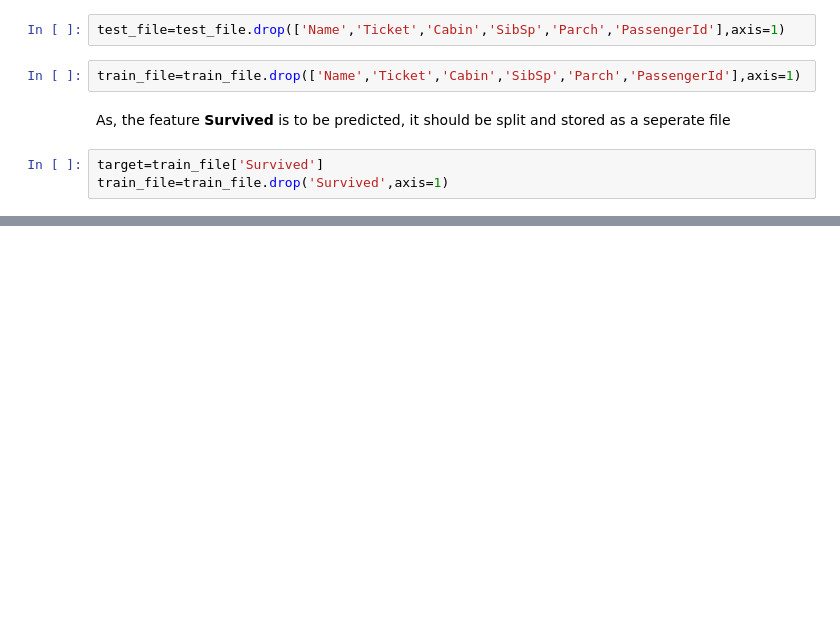
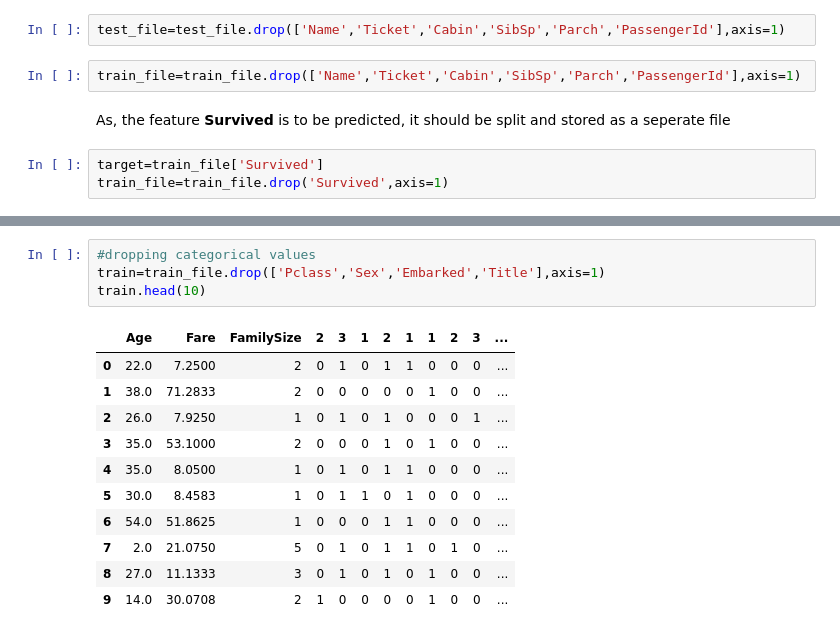
Before and after one commit to s0uravpandey/Mini-Tasks-20, a Jupyter notebook: Shruti_Shreya/TitanicEDA.ipynb, the cells around one changed output, grey strips where cells are left out. Drawn from its saved outputs; the diff is of its cells as text; blank space fills up the shorter version.

```diff
--- a/Shruti_Shreya/TitanicEDA.ipynb
+++ b/Shruti_Shreya/TitanicEDA.ipynb
@@ -520,0 +546,16 @@ train_file=train_file.drop('Survived',axis=1)
+# %%
+#dropping categorical values
+train=train_file.drop(['Pclass','Sex','Embarked','Title'],axis=1)
+train.head(10)
+# %% [output]
+|  | Age | Fare | FamilySize | 2 | 3 | 1 | 2 | 1 | 1 | 2 | 3 | ... |
+| 0 | 22.0 | 7.2500 | 2 | 0 | 1 | 0 | 1 | 1 | 0 | 0 | 0 | ... |
+| 1 | 38.0 | 71.2833 | 2 | 0 | 0 | 0 | 0 | 0 | 1 | 0 | 0 | ... |
+| 2 | 26.0 | 7.9250 | 1 | 0 | 1 | 0 | 1 | 0 | 0 | 0 | 1 | ... |
+| 3 | 35.0 | 53.1000 | 2 | 0 | 0 | 0 | 1 | 0 | 1 | 0 | 0 | ... |
+| 4 | 35.0 | 8.0500 | 1 | 0 | 1 | 0 | 1 | 1 | 0 | 0 | 0 | ... |
+| 5 | 30.0 | 8.4583 | 1 | 0 | 1 | 1 | 0 | 1 | 0 | 0 | 0 | ... |
+| 6 | 54.0 | 51.8625 | 1 | 0 | 0 | 0 | 1 | 1 | 0 | 0 | 0 | ... |
+| 7 | 2.0 | 21.0750 | 5 | 0 | 1 | 0 | 1 | 1 | 0 | 1 | 0 | ... |
+| 8 | 27.0 | 11.1333 | 3 | 0 | 1 | 0 | 1 | 0 | 1 | 0 | 0 | ... |
+| 9 | 14.0 | 30.0708 | 2 | 1 | 0 | 0 | 0 | 0 | 1 | 0 | 0 | ... |
```
Also changed, not shown: parts of 39 cells of this notebook.
